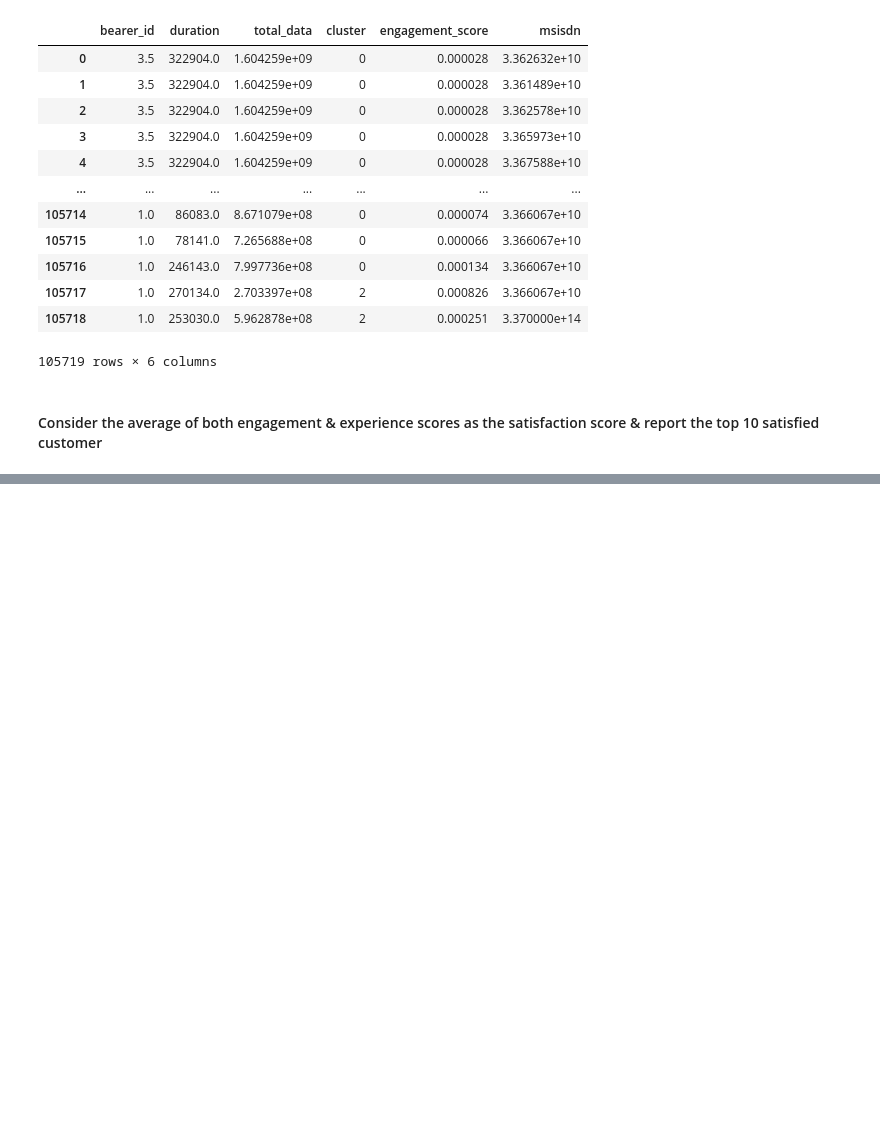
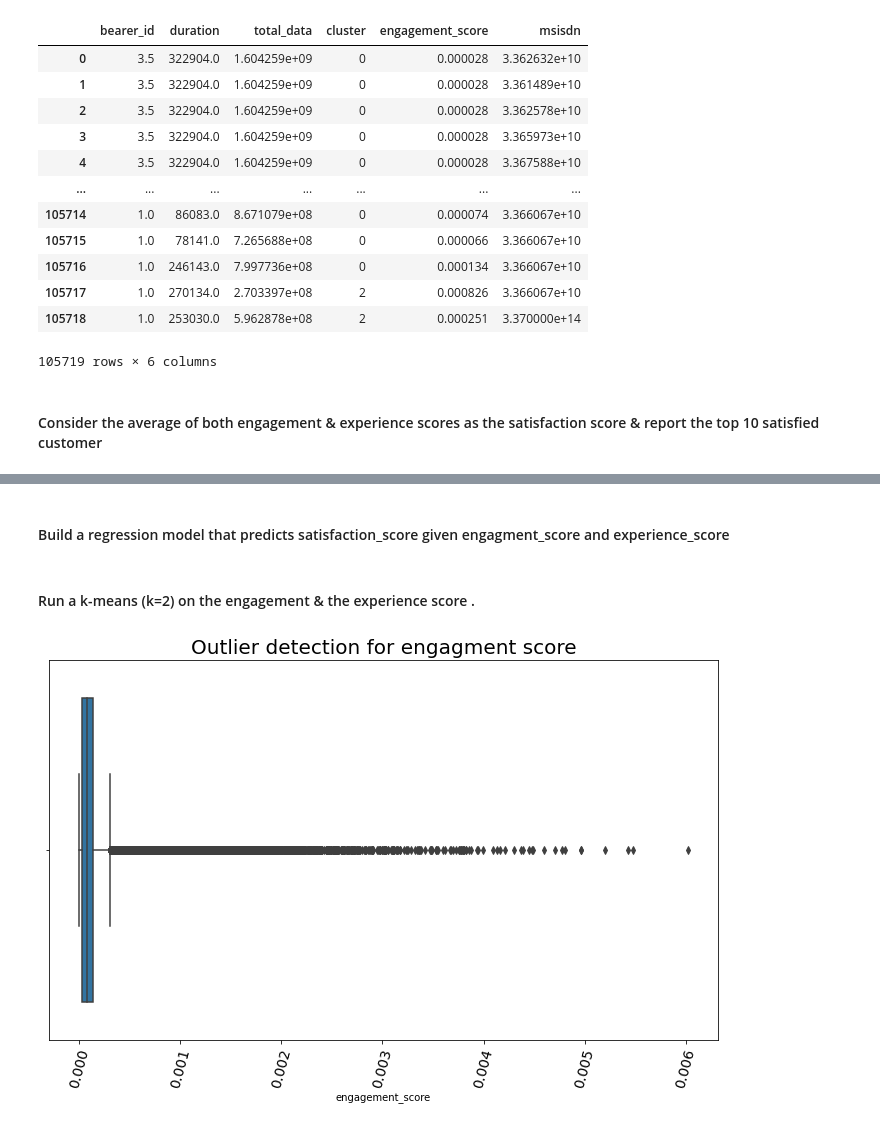
Before and after one commit to michaelgetachew-abebe/Telecom-User-Analytics, a Jupyter notebook: notebooks/user_satisfaction_analysis.ipynb, the cells around one changed output, grey strips where cells are left out. Saved outputs shown, nothing was run; the diff lists cells and outputs as text; code cells hidden in the pictures; blank space fills up the shorter version.

```diff
--- a/notebooks/user_satisfaction_analysis.ipynb
+++ b/notebooks/user_satisfaction_analysis.ipynb
@@ -129,0 +140,2 @@ satisfaction_metrics
+# %% [markdown]
+#### Build a regression model that predicts satisfaction_score given engagment_score and experience_score
@@ -129,0 +157,7 @@ satisfaction_metrics
+# %% [markdown]
+#### Run a k-means (k=2) on the engagement & the experience score .
+# %%
+### OUTLIER DETECTION FOR ENGAGEMENT SCORE
+plotter.plot_box(df=score_df, x_col="engagement_score", title="Outlier detection for engagment score")
+# %% [output]
+[figure, added]
```
Also changed, not shown: parts of 17 cells of this notebook.
